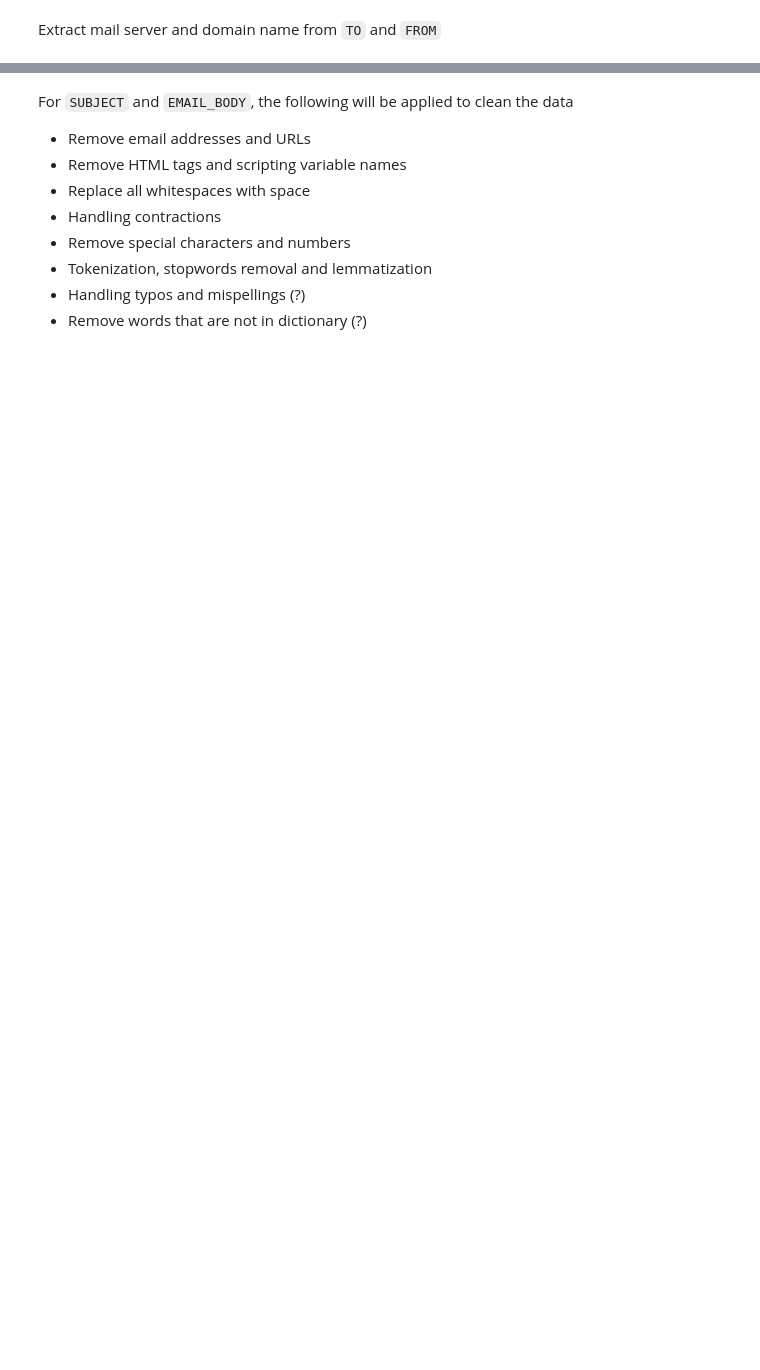
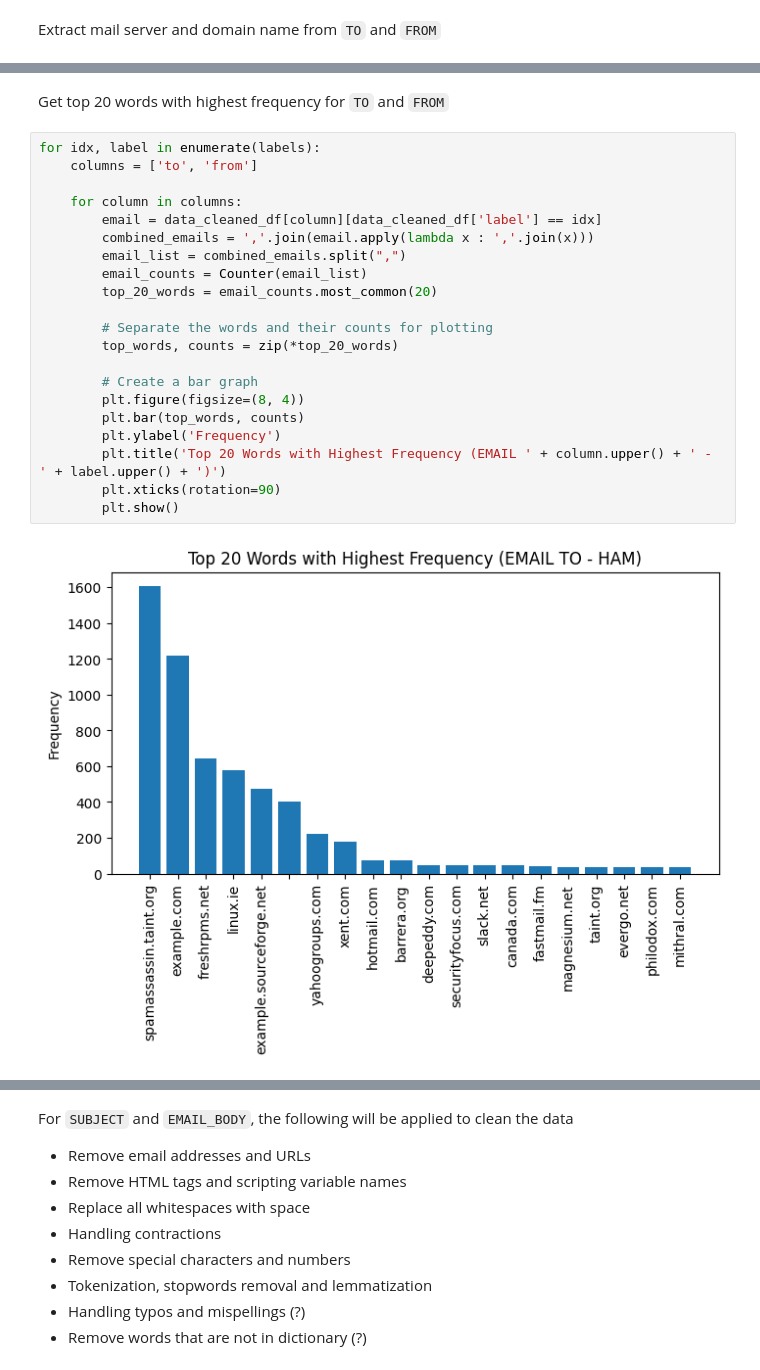
Before and after one commit to abccastro/Email-Spam-or-Ham-Detector-using-Naive-Bayes, a Jupyter notebook: Email Spam or Ham Detector using Naive Bayes.ipynb, the cells around one changed output, grey strips where cells are left out. Cells and saved outputs as stored; diff of their text form; blank space fills up the shorter version.

```diff
--- a/Email Spam or Ham Detector using Naive Bayes.ipynb
+++ b/Email Spam or Ham Detector using Naive Bayes.ipynb
@@ -137,0 +159,25 @@ data_cleaned_df[['to', 'from']].head(5)
+# %% [markdown]
+Get top 20 words with highest frequency for `TO` and `FROM`
+# %%
+for idx, label in enumerate(labels):
+    columns = ['to', 'from']
+
+    for column in columns:
+        email = data_cleaned_df[column][data_cleaned_df['label'] == idx]
+        combined_emails = ','.join(email.apply(lambda x : ','.join(x)))
+        email_list = combined_emails.split(",")
+        email_counts = Counter(email_list)
+        top_20_words = email_counts.most_common(20)
+
+        # Separate the words and their counts for plotting
+        top_words, counts = zip(*top_20_words)
+
+        # Create a bar graph
+        plt.figure(figsize=(8, 4))
+        plt.bar(top_words, counts)
+        plt.ylabel('Frequency')
+        plt.title('Top 20 Words with Highest Frequency (EMAIL ' + column.upper() + ' - ' + label.upper() + ')')
+        plt.xticks(rotation=90)
+        plt.show()
+# %% [output]
+[figure, added]
```
Also changed, not shown: parts of 12 cells of this notebook.
